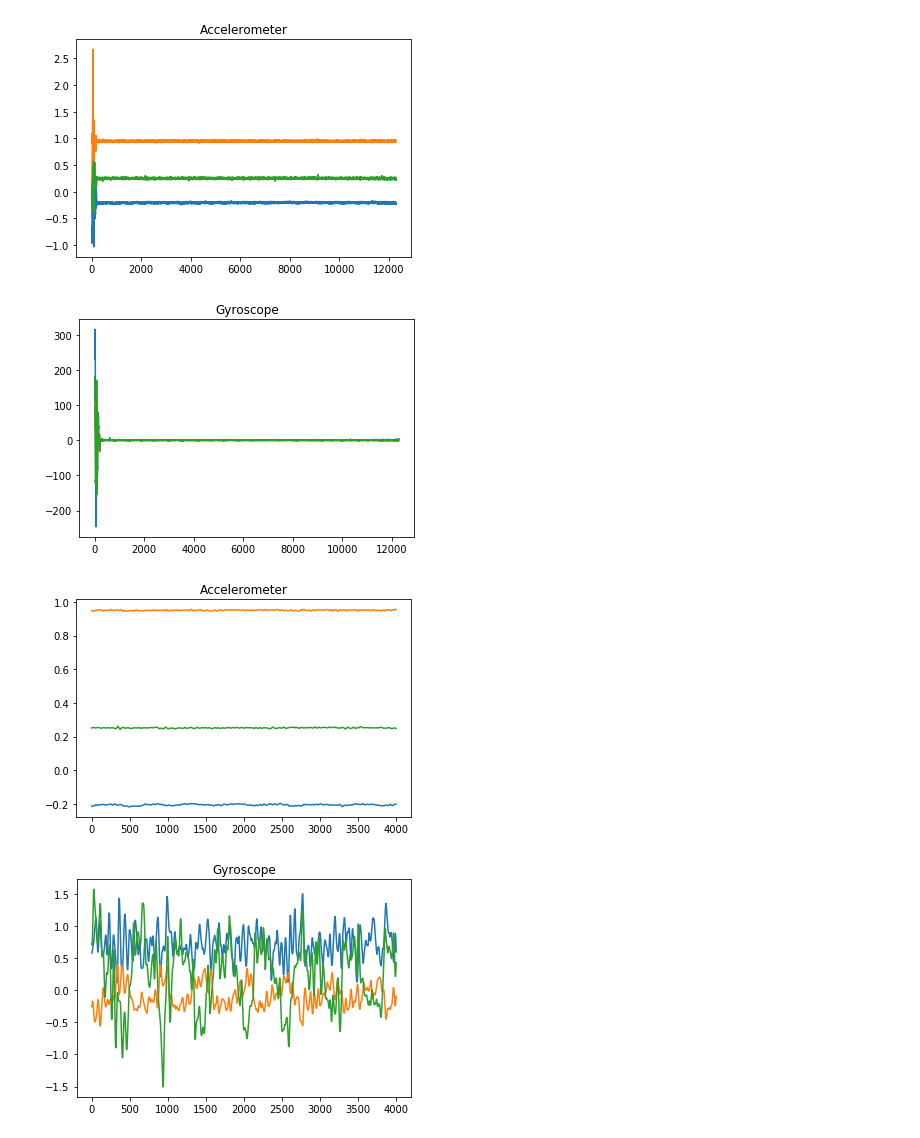
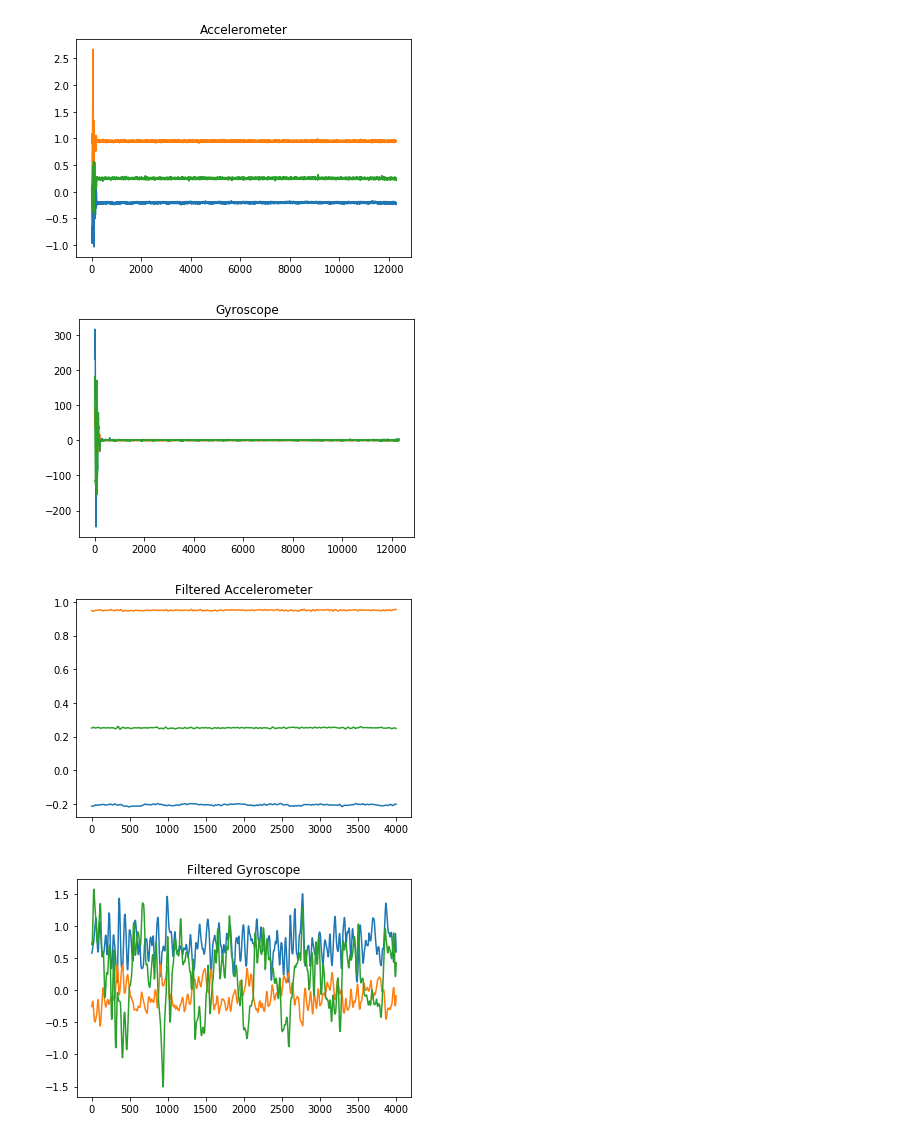
Before and after one commit to RileyMcDermott/Comp255-Assignment1, a Jupyter notebook: Assignment1 Notebook.ipynb, the cells around one changed output. Saved outputs shown, nothing was run; the diff lists cells and outputs as text; code cells hidden in the pictures.

```diff
--- a/Assignment1 Notebook.ipynb
+++ b/Assignment1 Notebook.ipynb
@@ -24,20 +27,34 @@ def visualise_all(data, title):
     plt.title(title)
     plt.show()
 # %%
-def noise_removing(data, start, end, accORgyro, label, title):
+#returns a filtered dataset
+def noise_removing(data, accORgyro, label):
     b, a = signal.butter(4, 0.04, 'low', analog=False)
     df_activity = df[df[24] == label].values
-
     if accORgyro == 'acc':
         initial = 0
         stop = 3
-        title = 'Accelerometer'
     else:
         initial = 3
         stop = 6
-        title = 'Gyroscope'
-
     for i in range(initial, stop):
         df_activity[:,i] = signal.lfilter(b, a, df_activity[:, i])
-    visualise_all(df_activity[start:end,initial:stop], title)
-    plt.show()
+    return df_activity
+
+def filter_set(data, i):
+    activity_data = data[data[24] == i].values
+    b, a = signal.butter(4, 0.04, 'low', analog=False)
+    for j in range(24):
+        activity_data[:, j] = signal.lfilter(b, a, activity_data[:, j])
+    return activity_data
+
+#displays a filtered dataset
+def show_filtered(data, start, end, accORgyro, label, title):
+    df = noise_removing(data, accORgyro, label)
+    if accORgyro == 'acc':
+        initial = 0
+        stop = 3
+    else:
+        initial = 3
+        stop = 6
+    visualise_all(df[start:end,initial:stop], title)
@@ -173,11 +209,11 @@ if __name__ == '__main__':
 # %%
 df = data_load(1)
 data_visualisation(df,0,3,1, 'Accelerometer')
 data_visualisation(df,3,6,1, 'Gyroscope')
-noise_removing(df, 1000, 5000, 'acc', 1, 'Filtered Accelerometer')
-noise_removing(df, 1000, 5000, 'gyro', 1, 'Filtered Accelerometer')
+show_filtered(df, 1000, 5000, 'acc', 1, 'Filtered Accelerometer')
+show_filtered(df, 1000, 5000, 'gyro', 1, 'Filtered Gyroscope')
 # %% [output]
 [figure]
 [figure]
-[figure, old version]
+[figure, new version]
-[figure, old version]
+[figure, new version]
```
Also changed, not shown: parts of 10 cells of this notebook.
